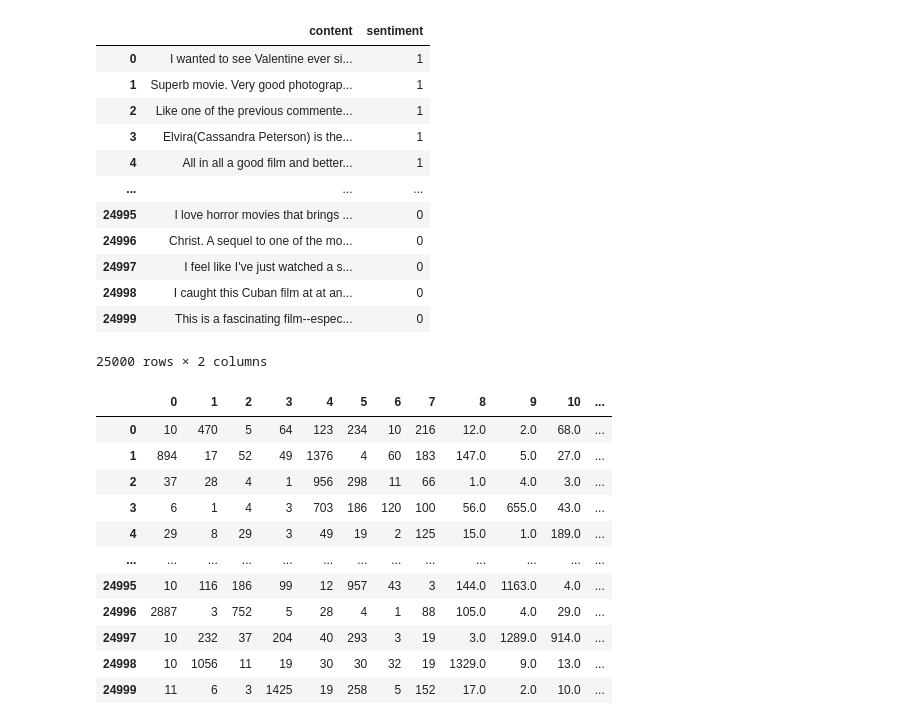
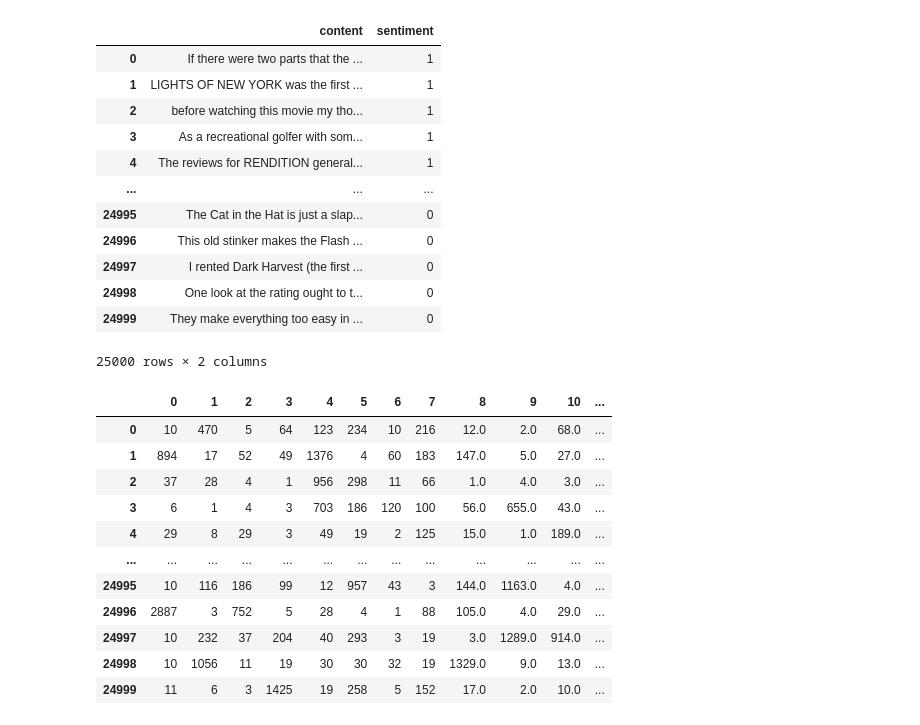
Before and after one commit to syuan0525/Deeplearning, a Jupyter notebook: sentiment.ipynb, the cells around one changed output. Cells and saved outputs as stored; diff of their text form; code cells hidden in the pictures.

```diff
--- a/sentiment.ipynb
+++ b/sentiment.ipynb
@@ -32,22 +32,22 @@ def getdata(mid):
 # %%
 train_df = getdata("train")
 test_df = getdata("test")
-# %%
-train_df
-# %% [output]
-|  | content | sentiment |
-| 0 | I wanted to see Valentine ever si... | 1 |
-| 1 | Superb movie. Very good photograp... | 1 |
-| 2 | Like one of the previous commente... | 1 |
-| 3 | Elvira(Cassandra Peterson) is the... | 1 |
-| 4 | All in all a good film and better... | 1 |
-| ... | ... | ... |
-| 24995 | I love horror movies that brings ... | 0 |
-| 24996 | Christ. A sequel to one of the mo... | 0 |
-| 24997 | I feel like I've just watched a s... | 0 |
-| 24998 | I caught this Cuban film at at an... | 0 |
-| 24999 | This is a fascinating film--espec... | 0 |
-25000 rows × 2 columns
+# %%
+test_df
+# %% [output]
+|  | content | sentiment |
+| 0 | If there were two parts that the ... | 1 |
+| 1 | LIGHTS OF NEW YORK was the first ... | 1 |
+| 2 | before watching this movie my tho... | 1 |
+| 3 | As a recreational golfer with som... | 1 |
+| 4 | The reviews for RENDITION general... | 1 |
+| ... | ... | ... |
+| 24995 | The Cat in the Hat is just a slap... | 0 |
+| 24996 | This old stinker makes the Flash ... | 0 |
+| 24997 | I rented Dark Harvest (the first ... | 0 |
+| 24998 | One look at the rating ought to t... | 0 |
+| 24999 | They make everything too easy in ... | 0 |
+25000 rows × 2 columns
 # %%
 # Tokenize: 把每個詞彙換成一個整數
 from tensorflow.keras.preprocessing.text import Tokenizer
```
Also changed, not shown: parts of 10 cells of this notebook.
